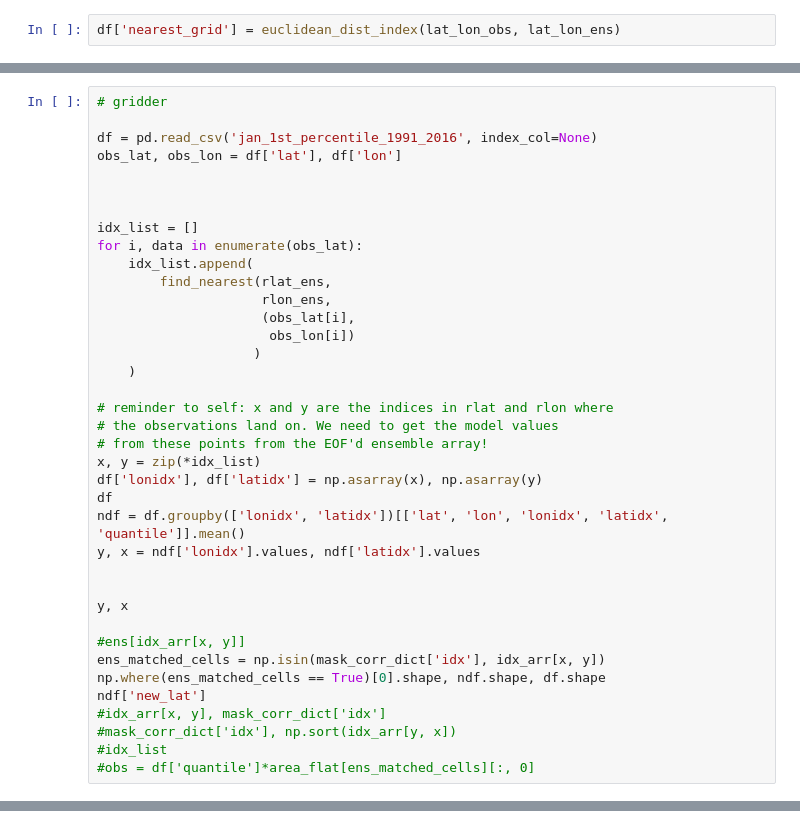
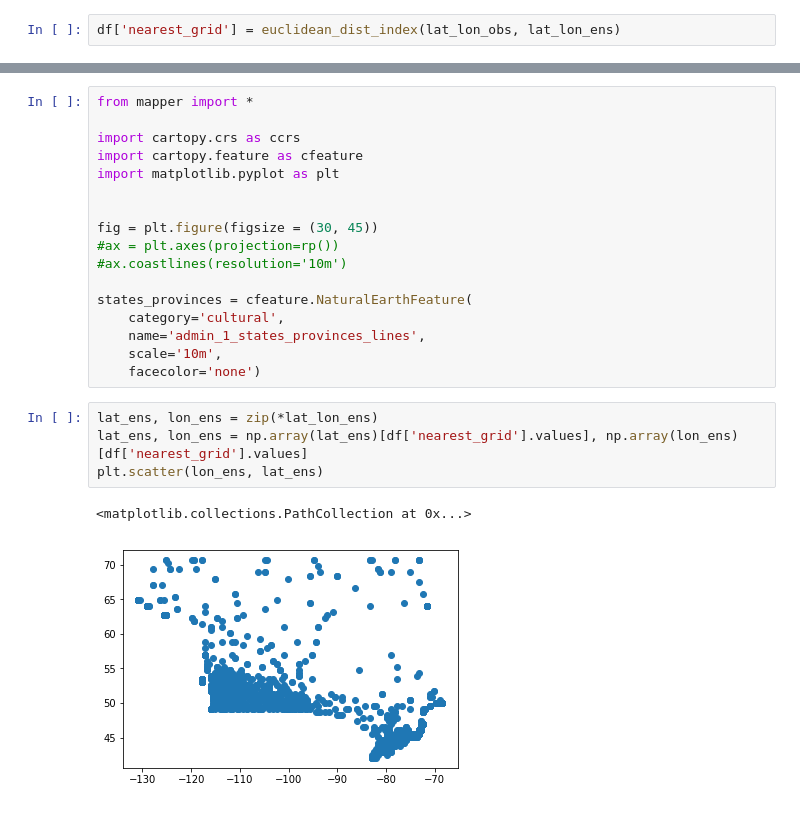
Before and after one commit to pacificclimate/climpyrical, a Jupyter notebook: Python/testing.ipynb, the cells around one changed output, grey strips where cells are left out. Drawn from its saved outputs; the diff is of its cells as text.

```diff
--- a/Python/testing.ipynb
+++ b/Python/testing.ipynb
@@ -135,38 +143,0 @@ Model score: 0.6227729511308224
-# %%
-# gridder
-
-df = pd.read_csv('jan_1st_percentile_1991_2016', index_col=None)
-obs_lat, obs_lon = df['lat'], df['lon']
-
-
-
-idx_list = []
-for i, data in enumerate(obs_lat):
-    idx_list.append(
-        find_nearest(rlat_ens,
-                     rlon_ens,
-                     (obs_lat[i],
-                      obs_lon[i])
-                    )
-    )
-
-# reminder to self: x and y are the indices in rlat and rlon where
-# the observations land on. We need to get the model values
-# from these points from the EOF'd ensemble array!
-x, y = zip(*idx_list)
-df['lonidx'], df['latidx'] = np.asarray(x), np.asarray(y)
-df
-ndf = df.groupby(['lonidx', 'latidx'])[['lat', 'lon', 'lonidx', 'latidx', 'quantile']].mean()
-y, x = ndf['lonidx'].values, ndf['latidx'].values
-
-
-y, x
-
-#ens[idx_arr[x, y]]
-ens_matched_cells = np.isin(mask_corr_dict['idx'], idx_arr[x, y])
-np.where(ens_matched_cells == True)[0].shape, ndf.shape, df.shape
-ndf['new_lat']
-#idx_arr[x, y], mask_corr_dict['idx']
-#mask_corr_dict['idx'], np.sort(idx_arr[y, x])
-#idx_list
-#obs = df['quantile']*area_flat[ens_matched_cells][:, 0]
@@ -192,0 +287,24 @@ ndf['new_lat']
+# %%
+from mapper import *
+
+import cartopy.crs as ccrs
+import cartopy.feature as cfeature
+import matplotlib.pyplot as plt
+
+
+fig = plt.figure(figsize = (30, 45))
+#ax = plt.axes(projection=rp())
+#ax.coastlines(resolution='10m')
+
+states_provinces = cfeature.NaturalEarthFeature(
+    category='cultural',
+    name='admin_1_states_provinces_lines',
+    scale='10m',
+    facecolor='none')
+# %%
+lat_ens, lon_ens = zip(*lat_lon_ens)
+lat_ens, lon_ens = np.array(lat_ens)[df['nearest_grid'].values], np.array(lon_ens)[df['nearest_grid'].values]
+plt.scatter(lon_ens, lat_ens)
+# %% [output]
+<matplotlib.collections.PathCollection at 0x...>
+[figure, added]
```
Also changed, not shown: parts of 38 cells of this notebook.
